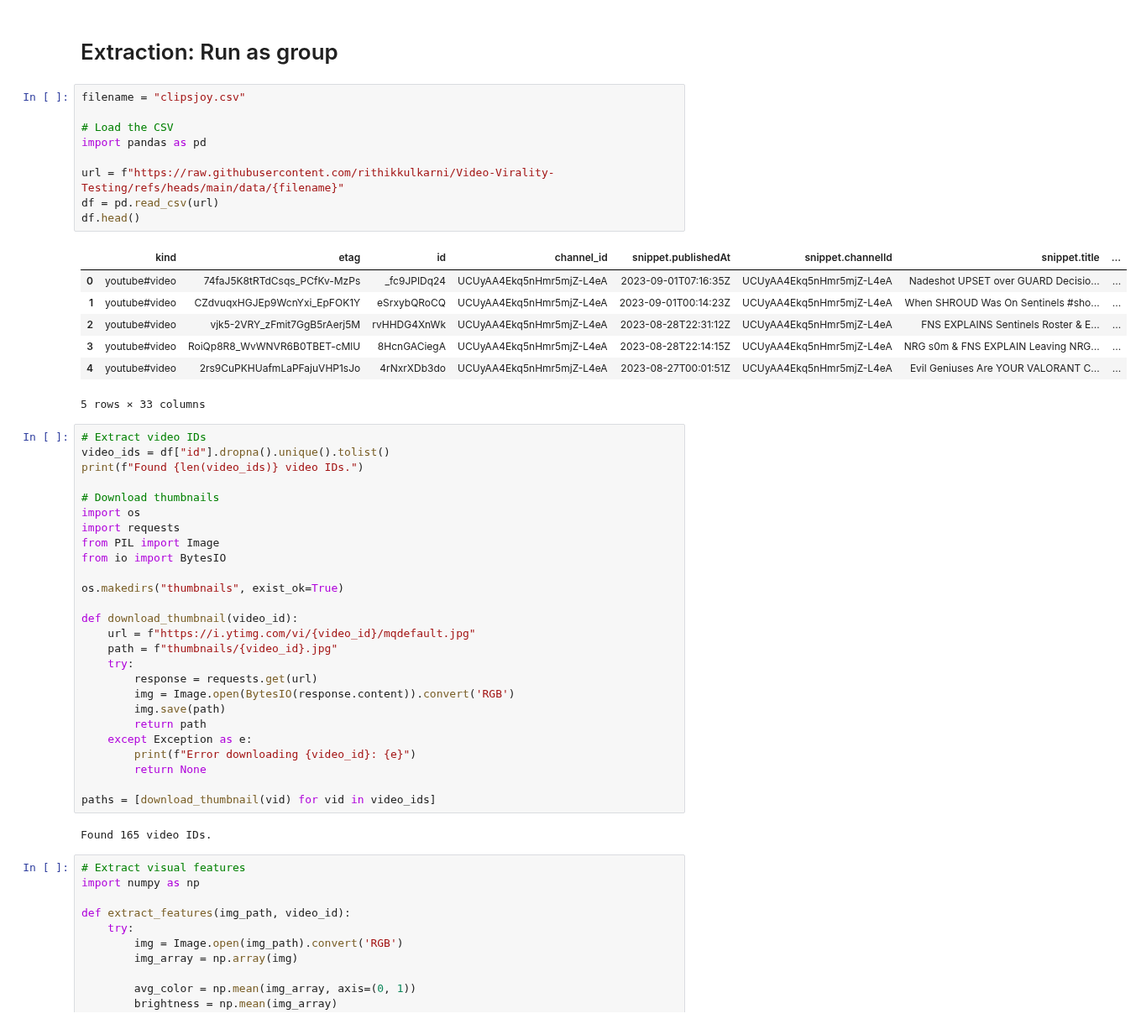
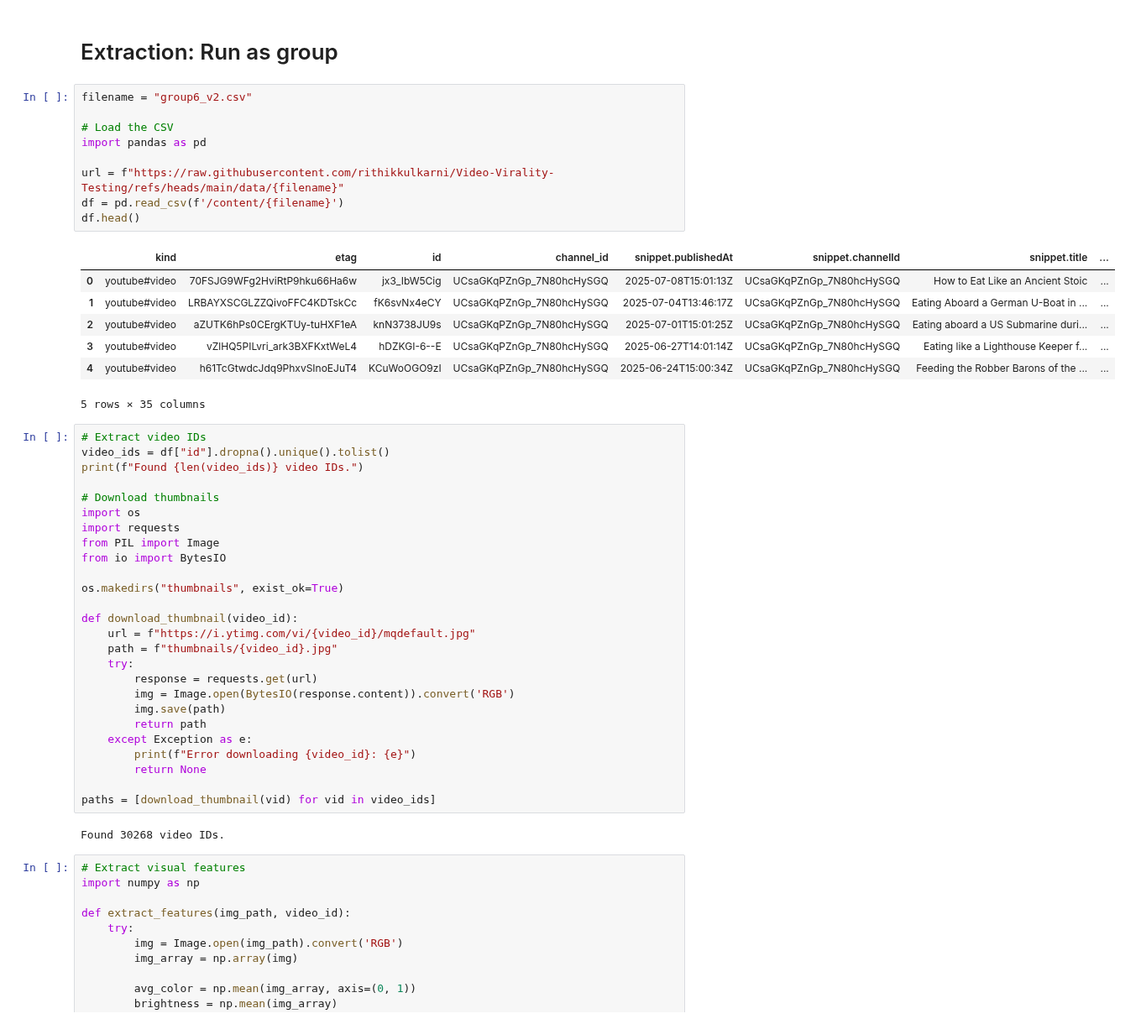
Before and after one commit to rithikkulkarni/Video-Virality, a Jupyter notebook: feature_extraction.ipynb, the cells around one changed output. Shown at 84% size. Cells and saved outputs as stored; diff of their text form.

```diff
--- a/feature_extraction.ipynb
+++ b/feature_extraction.ipynb
@@ -3,22 +3,22 @@
 # %% [markdown]
 # Extraction: Run as group
 # %%
-filename = "clipsjoy.csv"
+filename = "group6_v2.csv"
 
 # Load the CSV
 import pandas as pd
 
 url = f"https://raw.githubusercontent.com/rithikkulkarni/Video-Virality-Testing/refs/heads/main/data/{filename}"
-df = pd.read_csv(url)
+df = pd.read_csv(f'/content/{filename}')
 df.head()
 # %% [output]
 |  | kind | etag | id | channel_id | snippet.publishedAt | snippet.channelId | snippet.title | ... |
-| 0 | youtube#video | 74faJ5K8tRTdCsqs_PCfKv-MzPs | _fc9JPIDq24 | UCUyAA4Ekq5nHmr5mjZ-L4eA | 2023-09-01T07:16:35Z | UCUyAA4Ekq5nHmr5mjZ-L4eA | Nadeshot UPSET over GUARD Decisio... | ... |
-| 1 | youtube#video | CZdvuqxHGJEp9WcnYxi_EpFOK1Y | eSrxybQRoCQ | UCUyAA4Ekq5nHmr5mjZ-L4eA | 2023-09-01T00:14:23Z | UCUyAA4Ekq5nHmr5mjZ-L4eA | When SHROUD Was On Sentinels #sho... | ... |
-| 2 | youtube#video | vjk5-2VRY_zFmit7GgB5rAerj5M | rvHHDG4XnWk | UCUyAA4Ekq5nHmr5mjZ-L4eA | 2023-08-28T22:31:12Z | UCUyAA4Ekq5nHmr5mjZ-L4eA | FNS EXPLAINS Sentinels Roster & E... | ... |
-| 3 | youtube#video | RoiQp8R8_WvWNVR6B0TBET-cMlU | 8HcnGACiegA | UCUyAA4Ekq5nHmr5mjZ-L4eA | 2023-08-28T22:14:15Z | UCUyAA4Ekq5nHmr5mjZ-L4eA | NRG s0m & FNS EXPLAIN Leaving NRG... | ... |
-| 4 | youtube#video | 2rs9CuPKHUafmLaPFajuVHP1sJo | 4rNxrXDb3do | UCUyAA4Ekq5nHmr5mjZ-L4eA | 2023-08-27T00:01:51Z | UCUyAA4Ekq5nHmr5mjZ-L4eA | Evil Geniuses Are YOUR VALORANT C... | ... |
+| 0 | youtube#video | 70FSJG9WFg2HviRtP9hku66Ha6w | jx3_IbW5Cig | UCsaGKqPZnGp_7N80hcHySGQ | 2025-07-08T15:01:13Z | UCsaGKqPZnGp_7N80hcHySGQ | How to Eat Like an Ancient Stoic | ... |
+| 1 | youtube#video | LRBAYXSCGLZZQivoFFC4KDTskCc | fK6svNx4eCY | UCsaGKqPZnGp_7N80hcHySGQ | 2025-07-04T13:46:17Z | UCsaGKqPZnGp_7N80hcHySGQ | Eating Aboard a German U-Boat in ... | ... |
+| 2 | youtube#video | aZUTK6hPs0CErgKTUy-tuHXF1eA | knN3738JU9s | UCsaGKqPZnGp_7N80hcHySGQ | 2025-07-01T15:01:25Z | UCsaGKqPZnGp_7N80hcHySGQ | Eating aboard a US Submarine duri... | ... |
+| 3 | youtube#video | vZlHQ5PILvri_ark3BXFKxtWeL4 | hDZKGI-6--E | UCsaGKqPZnGp_7N80hcHySGQ | 2025-06-27T14:01:14Z | UCsaGKqPZnGp_7N80hcHySGQ | Eating like a Lighthouse Keeper f... | ... |
+| 4 | youtube#video | h61TcGtwdcJdq9PhxvSInoEJuT4 | KCuWoOGO9zI | UCsaGKqPZnGp_7N80hcHySGQ | 2025-06-24T15:00:34Z | UCsaGKqPZnGp_7N80hcHySGQ | Feeding the Robber Barons of the ... | ... |
-5 rows × 33 columns
+5 rows × 35 columns
 # %%
 # Extract video IDs
 video_ids = df["id"].dropna().unique().tolist()
@@ -46,7 +46,7 @@ def download_thumbnail(video_id):
 
 paths = [download_thumbnail(vid) for vid in video_ids]
 # %% [output]
-Found 165 video IDs.
+Found 30268 video IDs.
 # %%
 # Extract visual features
 import numpy as np
```
Also changed, not shown: parts of 9 cells of this notebook.
